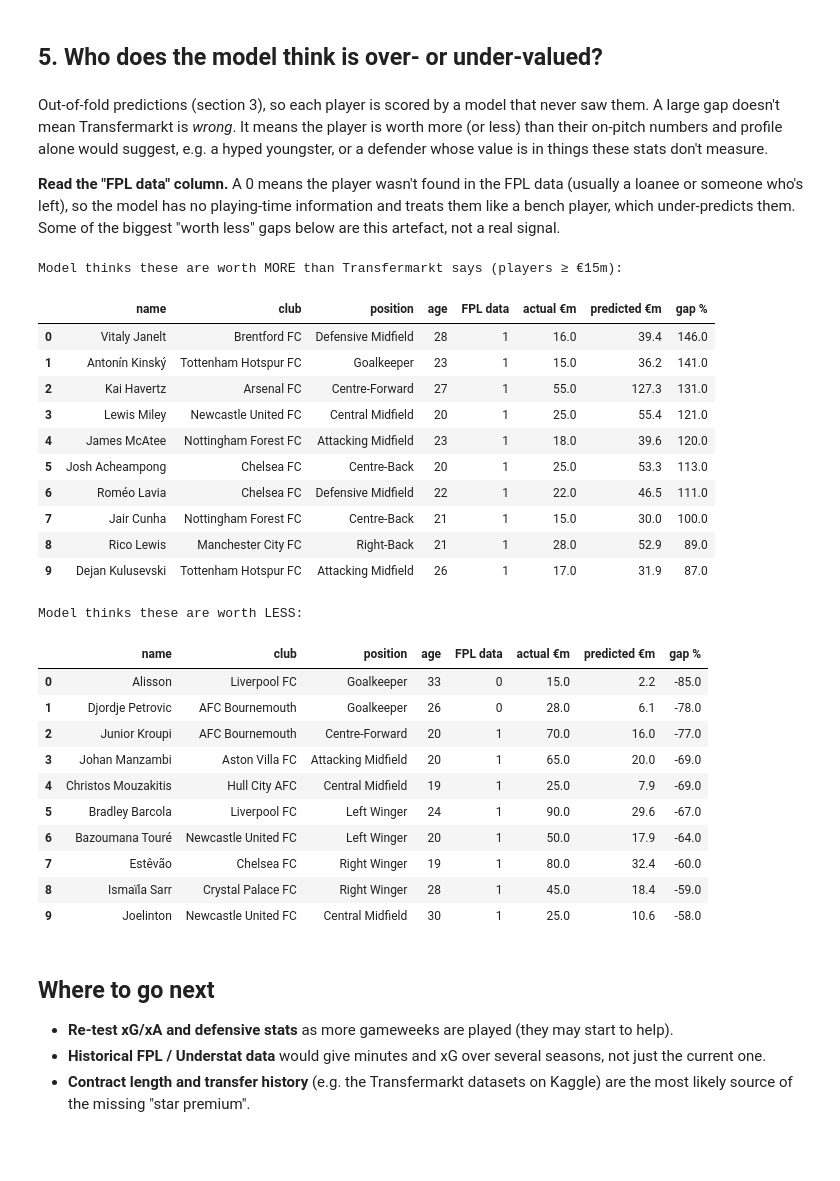
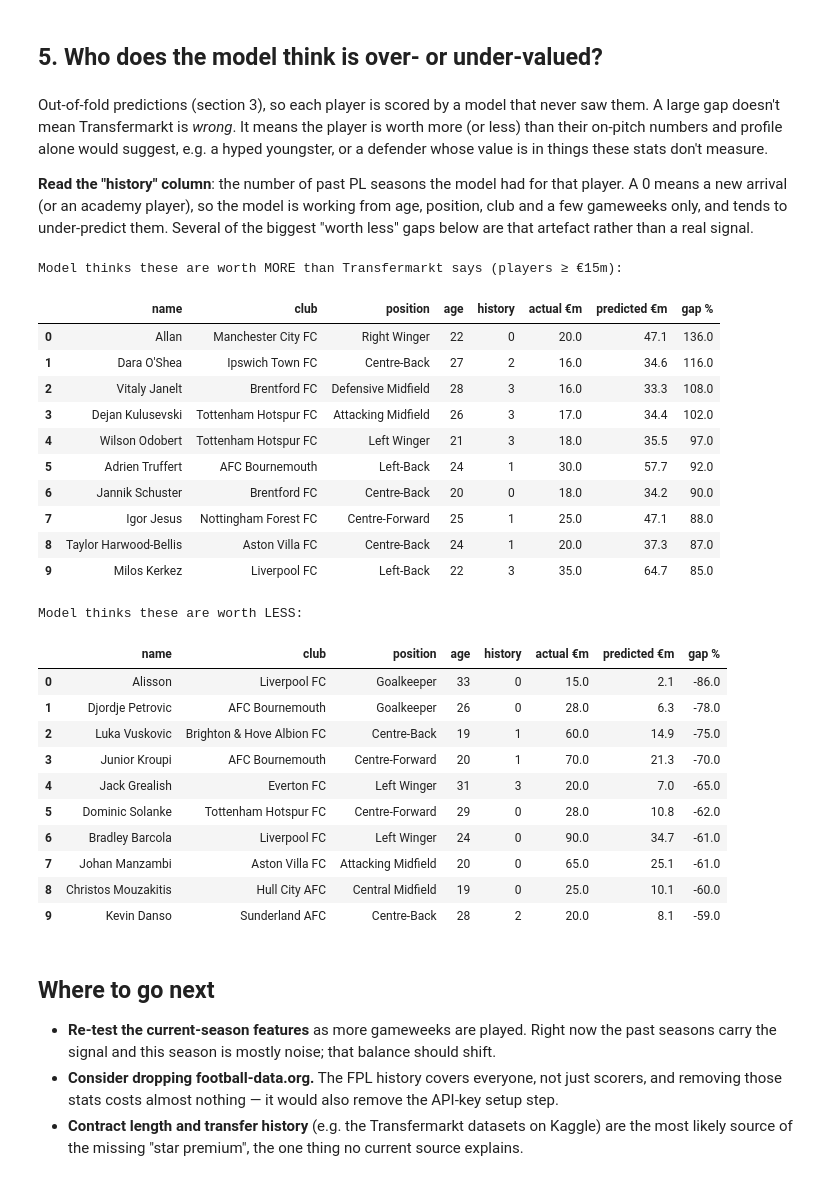
Before and after one commit to mlodyheros/pl-value, a Jupyter notebook: notebooks/01_model_exploration.ipynb, the cells around one changed output. Cells and saved outputs as stored; diff of their text form; code cells hidden in the pictures; blank space fills up the shorter version.

```diff
--- a/notebooks/01_model_exploration.ipynb
+++ b/notebooks/01_model_exploration.ipynb
@@ -205,6 +219,10 @@ from sklearn.preprocessing import OneHotEncoder, StandardScaler
 gw = df.fpl_gameweeks.clip(lower=1)
 df["xgi_per_gw"] = (df.fpl_xg + df.fpl_xa) / gw
 df["def_per_gw"] = df.fpl_defensive_contribution / gw
+
+seasons = df.hist_seasons.clip(lower=1)
+df["hist_starts_per_season"] = df.hist_starts / seasons
+df["hist_xgi_per90"] = (df.hist_xg + df.hist_xa) / (df.hist_minutes + 900) * 90  # shrunk
 
 values = df.market_value_eur.to_numpy()
 y_log = np.log1p(values)
@@ -347,58 +381,59 @@ A large gap doesn't mean Transfermarkt is *wrong*. It means the player is worth
 less) than their on-pitch numbers and profile alone would suggest, e.g. a hyped youngster, or
 a defender whose value is in things these stats don't measure.
 
-**Read the "FPL data" column.** A 0 means the player wasn't found in the FPL data (usually a
-loanee or someone who's left), so the model has no playing-time information and treats them
-like a bench player, which under-predicts them. Some of the biggest "worth less" gaps below
-are this artefact, not a real signal.
+**Read the "history" column**: the number of past PL seasons the model had for that player.
+A 0 means a new arrival (or an academy player), so the model is working from age, position,
+club and a few gameweeks only, and tends to under-predict them. Several of the biggest
+"worth less" gaps below are that artefact rather than a real signal.
 # %%
-cols = ["name", "club", "position", "age", "has_fpl_record", "market_value_eur", "predicted_eur"]
+cols = ["name", "club", "position", "age", "hist_seasons", "market_value_eur", "predicted_eur"]
 gap = df[cols].assign(gap_pct=(df.predicted_eur / df.market_value_eur - 1) * 100)
 big = gap[gap.market_value_eur >= 15e6]  # ignore tiny values, where % gaps are meaningless
 
 def show(frame):
     return frame.assign(
         market_value_eur=(frame.market_value_eur / 1e6).round(1),
         predicted_eur=(frame.predicted_eur / 1e6).round(1),
         gap_pct=frame.gap_pct.round(0),
     ).rename(columns={"market_value_eur": "actual €m", "predicted_eur": "predicted €m",
-                      "gap_pct": "gap %", "has_fpl_record": "FPL data"}
+                      "gap_pct": "gap %", "hist_seasons": "history"}
     ).reset_index(drop=True)
 
 print("Model thinks these are worth MORE than Transfermarkt says (players ≥ €15m):")
 display(show(big.sort_values("gap_pct", ascending=False).head(10)))
 print("Model thinks these are worth LESS:")
 display(show(big.sort_values("gap_pct").head(10)))
 # %% [output]
 Model thinks these are worth MORE than Transfermarkt says (players ≥ €15m):
-|  | name | club | position | age | FPL data | actual €m | predicted €m | gap % |
-| 0 | Vitaly Janelt | Brentford FC | Defensive Midfield | 28 | 1 | 16.0 | 39.4 | 146.0 |
-| 1 | Antonín Kinský | Tottenham Hotspur FC | Goalkeeper | 23 | 1 | 15.0 | 36.2 | 141.0 |
-| 2 | Kai Havertz | Arsenal FC | Centre-Forward | 27 | 1 | 55.0 | 127.3 | 131.0 |
-| 3 | Lewis Miley | Newcastle United FC | Central Midfield | 20 | 1 | 25.0 | 55.4 | 121.0 |
-| 4 | James McAtee | Nottingham Forest FC | Attacking Midfield | 23 | 1 | 18.0 | 39.6 | 120.0 |
-| 5 | Josh Acheampong | Chelsea FC | Centre-Back | 20 | 1 | 25.0 | 53.3 | 113.0 |
-| 6 | Roméo Lavia | Chelsea FC | Defensive Midfield | 22 | 1 | 22.0 | 46.5 | 111.0 |
-| 7 | Jair Cunha | Nottingham Forest FC | Centre-Back | 21 | 1 | 15.0 | 30.0 | 100.0 |
-| 8 | Rico Lewis | Manchester City FC | Right-Back | 21 | 1 | 28.0 | 52.9 | 89.0 |
-| 9 | Dejan Kulusevski | Tottenham Hotspur FC | Attacking Midfield | 26 | 1 | 17.0 | 31.9 | 87.0 |
+|  | name | club | position | age | history | actual €m | predicted €m | gap % |
+| 0 | Allan | Manchester City FC | Right Winger | 22 | 0 | 20.0 | 47.1 | 136.0 |
+| 1 | Dara O'Shea | Ipswich Town FC | Centre-Back | 27 | 2 | 16.0 | 34.6 | 116.0 |
+| 2 | Vitaly Janelt | Brentford FC | Defensive Midfield | 28 | 3 | 16.0 | 33.3 | 108.0 |
+| 3 | Dejan Kulusevski | Tottenham Hotspur FC | Attacking Midfield | 26 | 3 | 17.0 | 34.4 | 102.0 |
+| 4 | Wilson Odobert | Tottenham Hotspur FC | Left Winger | 21 | 3 | 18.0 | 35.5 | 97.0 |
+| 5 | Adrien Truffert | AFC Bournemouth | Left-Back | 24 | 1 | 30.0 | 57.7 | 92.0 |
+| 6 | Jannik Schuster | Brentford FC | Centre-Back | 20 | 0 | 18.0 | 34.2 | 90.0 |
+| 7 | Igor Jesus | Nottingham Forest FC | Centre-Forward | 25 | 1 | 25.0 | 47.1 | 88.0 |
+| 8 | Taylor Harwood-Bellis | Aston Villa FC | Centre-Back | 24 | 1 | 20.0 | 37.3 | 87.0 |
+| 9 | Milos Kerkez | Liverpool FC | Left-Back | 22 | 3 | 35.0 | 64.7 | 85.0 |
 Model thinks these are worth LESS:
-|  | name | club | position | age | FPL data | actual €m | predicted €m | gap % |
-| 0 | Alisson | Liverpool FC | Goalkeeper | 33 | 0 | 15.0 | 2.2 | -85.0 |
-| 1 | Djordje Petrovic | AFC Bournemouth | Goalkeeper | 26 | 0 | 28.0 | 6.1 | -78.0 |
-| 2 | Junior Kroupi | AFC Bournemouth | Centre-Forward | 20 | 1 | 70.0 | 16.0 | -77.0 |
-| 3 | Johan Manzambi | Aston Villa FC | Attacking Midfield | 20 | 1 | 65.0 | 20.0 | -69.0 |
-| 4 | Christos Mouzakitis | Hull City AFC | Central Midfield | 19 | 1 | 25.0 | 7.9 | -69.0 |
-| 5 | Bradley Barcola | Liverpool FC | Left Winger | 24 | 1 | 90.0 | 29.6 | -67.0 |
-| 6 | Bazoumana Touré | Newcastle United FC | Left Winger | 20 | 1 | 50.0 | 17.9 | -64.0 |
-| 7 | Estêvão | Chelsea FC | Right Winger | 19 | 1 | 80.0 | 32.4 | -60.0 |
-| 8 | Ismaïla Sarr | Crystal Palace FC | Right Winger | 28 | 1 | 45.0 | 18.4 | -59.0 |
-| 9 | Joelinton | Newcastle United FC | Central Midfield | 30 | 1 | 25.0 | 10.6 | -58.0 |
+|  | name | club | position | age | history | actual €m | predicted €m | gap % |
+| 0 | Alisson | Liverpool FC | Goalkeeper | 33 | 0 | 15.0 | 2.1 | -86.0 |
+| 1 | Djordje Petrovic | AFC Bournemouth | Goalkeeper | 26 | 0 | 28.0 | 6.3 | -78.0 |
+| 2 | Luka Vuskovic | Brighton & Hove Albion FC | Centre-Back | 19 | 1 | 60.0 | 14.9 | -75.0 |
+| 3 | Junior Kroupi | AFC Bournemouth | Centre-Forward | 20 | 1 | 70.0 | 21.3 | -70.0 |
+| 4 | Jack Grealish | Everton FC | Left Winger | 31 | 3 | 20.0 | 7.0 | -65.0 |
+| 5 | Dominic Solanke | Tottenham Hotspur FC | Centre-Forward | 29 | 0 | 28.0 | 10.8 | -62.0 |
+| 6 | Bradley Barcola | Liverpool FC | Left Winger | 24 | 0 | 90.0 | 34.7 | -61.0 |
+| 7 | Johan Manzambi | Aston Villa FC | Attacking Midfield | 20 | 0 | 65.0 | 25.1 | -61.0 |
+| 8 | Christos Mouzakitis | Hull City AFC | Central Midfield | 19 | 0 | 25.0 | 10.1 | -60.0 |
+| 9 | Kevin Danso | Sunderland AFC | Centre-Back | 28 | 2 | 20.0 | 8.1 | -59.0 |
 # %% [markdown]
 ## Where to go next
 
-- **Re-test xG/xA and defensive stats** as more gameweeks are played (they may start to help).
-- **Historical FPL / Understat data** would give minutes and xG over several seasons, not just
-  the current one.
-- **Contract length and transfer history** (e.g. the Transfermarkt datasets on Kaggle) are the most
-  likely source of the missing "star premium".
+- **Re-test the current-season features** as more gameweeks are played. Right now the past
+  seasons carry the signal and this season is mostly noise; that balance should shift.
+- **Consider dropping football-data.org.** The FPL history covers everyone, not just scorers,
+  and removing those stats costs almost nothing — it would also remove the API-key setup step.
+- **Contract length and transfer history** (e.g. the Transfermarkt datasets on Kaggle) are the
+  most likely source of the missing "star premium", the one thing no current source explains.
```
Also changed, not shown: parts of 13 cells of this notebook, 11 other files.
